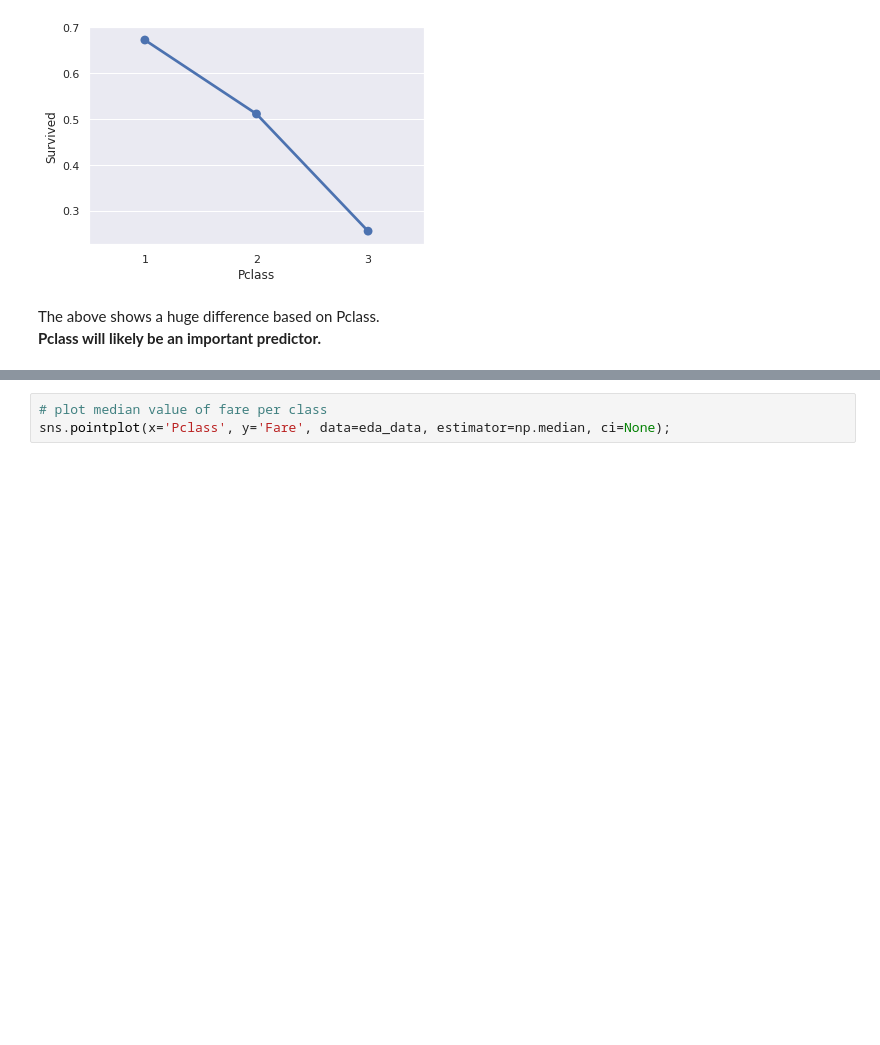
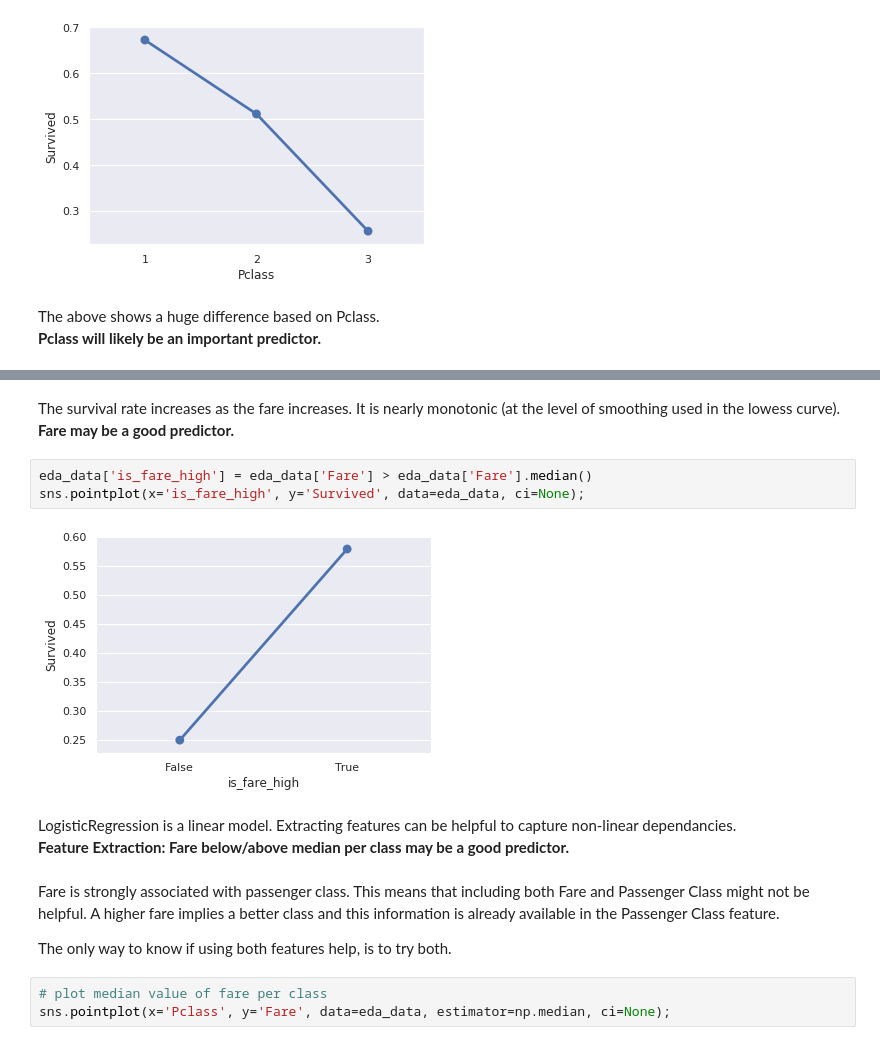
Before and after one commit to sdiehl28/Scikit-Learn-Workflow, a Jupyter notebook: projects/titanic/TitanicN02.ipynb, the cells around one changed output, grey strips where cells are left out. Drawn from its saved outputs; the diff is of its cells as text; blank space fills up the shorter version.

```diff
--- a/projects/titanic/TitanicN02.ipynb
+++ b/projects/titanic/TitanicN02.ipynb
@@ -173,3 +209,18 @@ Fare is strongly associated with passenger class.
+# %% [markdown]
+The survival rate increases as the fare increases.  It is nearly monotonic (at the level of smoothing used in the lowess curve).
+**Fare may be a good predictor.**
+# %%
+eda_data['is_fare_high'] = eda_data['Fare'] > eda_data['Fare'].median()
+sns.pointplot(x='is_fare_high', y='Survived', data=eda_data, ci=None);
+# %% [output]
+[figure, added]
+# %% [markdown]
+LogisticRegression is a linear model.  Extracting features can be helpful to capture non-linear dependancies.
+**Feature Extraction: Fare below/above median per class may be a good predictor.**
+# %% [markdown]
+Fare is strongly associated with passenger class.  This means that including both Fare and Passenger Class might not be helpful.  A higher fare implies a better class and this information is already available in the Passenger Class feature.
+
+The only way to know if using both features help, is to try both.
 # %%
 # plot median value of fare per class
 sns.pointplot(x='Pclass', y='Fare', data=eda_data, estimator=np.median, ci=None);
```
Also changed, not shown: parts of 14 cells of this notebook, 10 other files.
